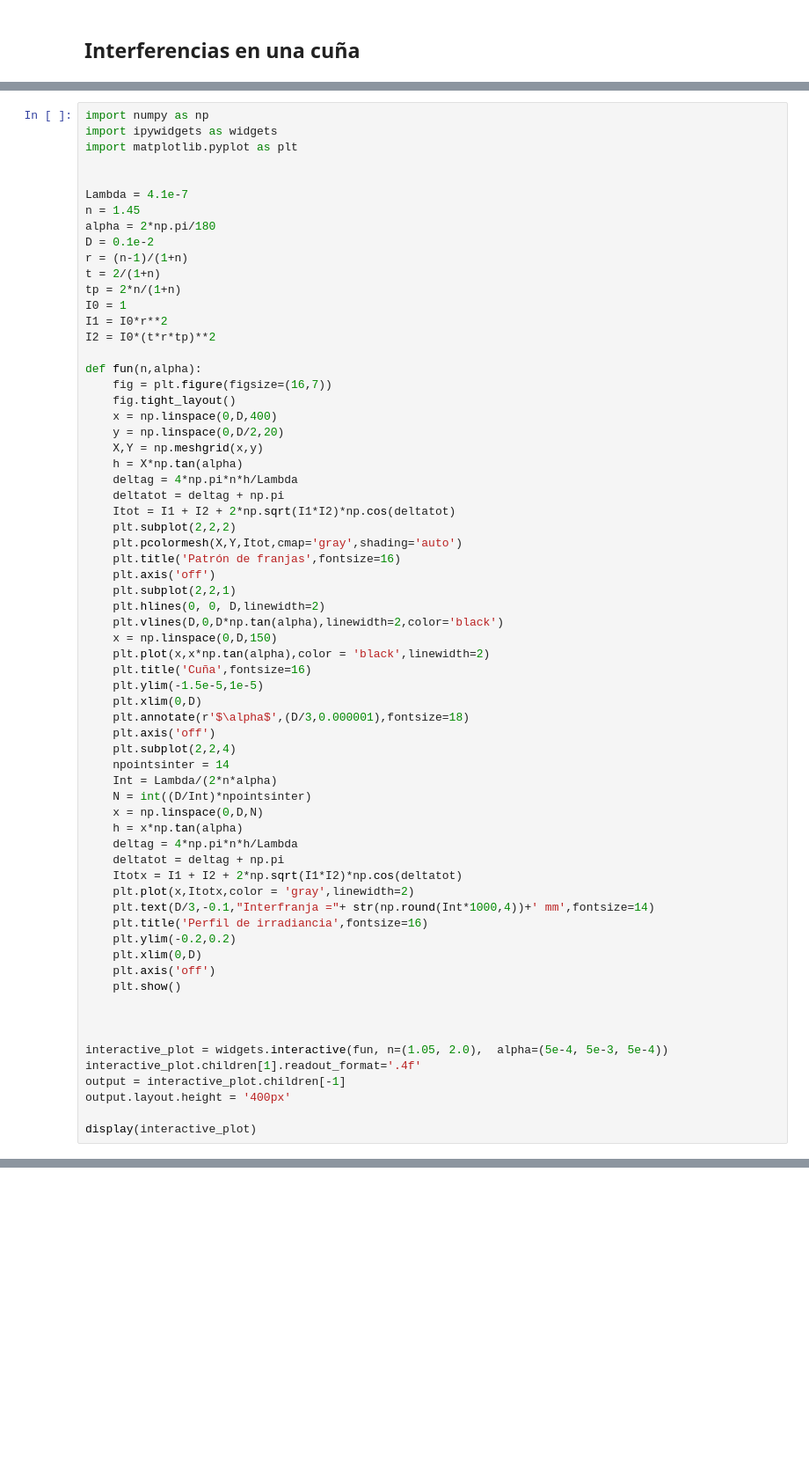
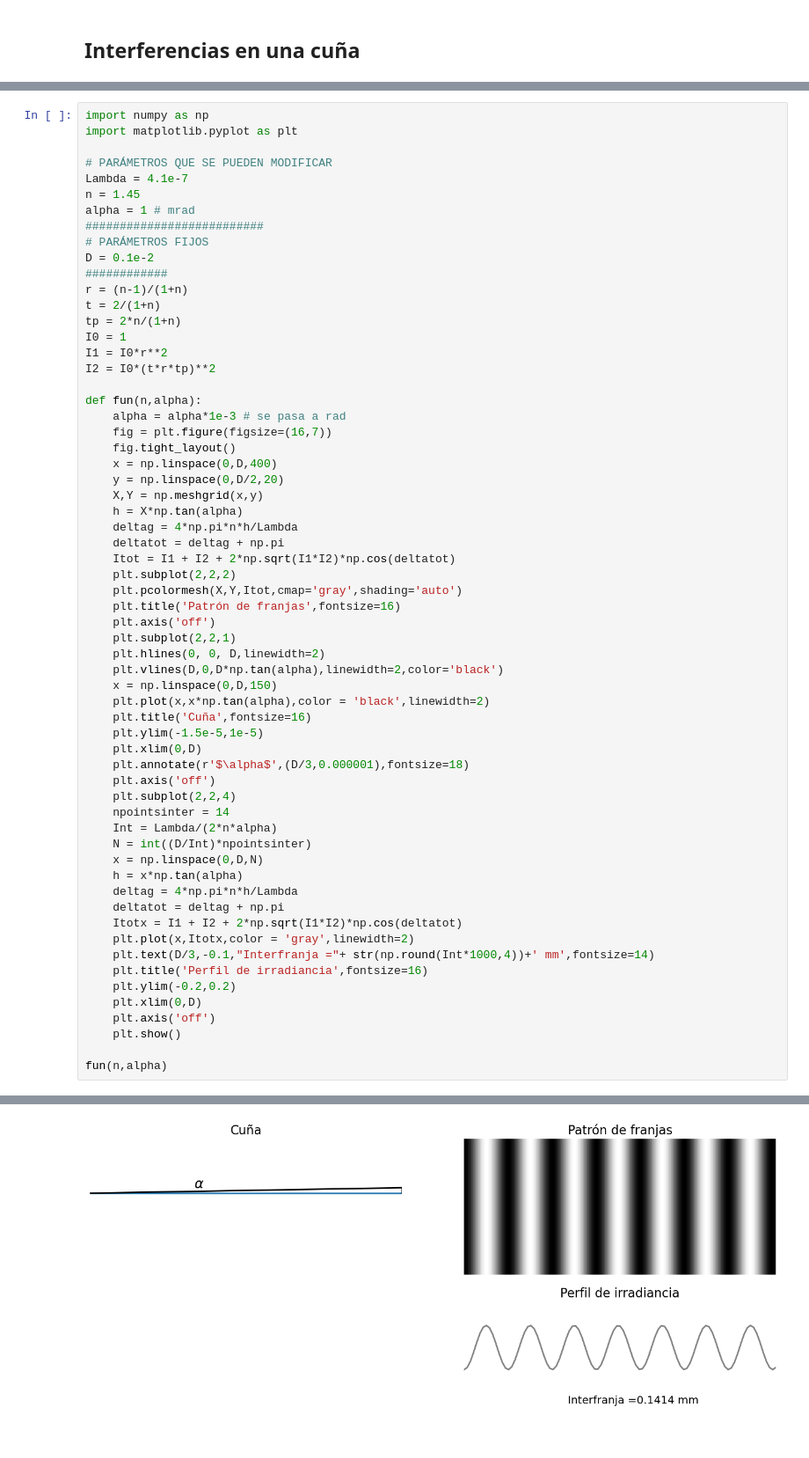
Before and after one commit to ecabreragranado/LibroOFII, a Jupyter notebook: _build/jupyter_execute/FranjasIgualEspesor/FranjasIgualEspesor-1.ipynb, the cells around one changed output, grey strips where cells are left out. Shown at 88% size. Saved outputs shown, nothing was run; the diff lists cells and outputs as text; blank space fills up the shorter version.

```diff
--- a/_build/jupyter_execute/FranjasIgualEspesor/FranjasIgualEspesor-1.ipynb
+++ b/_build/jupyter_execute/FranjasIgualEspesor/FranjasIgualEspesor-1.ipynb
@@ -104,14 +104,16 @@ Como sugerencia,
 * Aparte de modificar los valores de $n$ y $\alpha$ en la siguiente celda, demostrar, a partir de la condición de mínimo para el desfase total, que la diferencia de camino en **los minimos** de interferencias es igual a $m\lambda$ (a diferencia de lo que ocurría en el Experimento de Young, donde este valor de la diferencia de camino ocurría en los máximos de interferencia. Este cambio ocurre por la presencia del desfase de $\pi$ adicional debido a las reflexiones).
 # %%
 import numpy as np
-import ipywidgets as widgets
 import matplotlib.pyplot as plt
 
-
+# PARÁMETROS QUE SE PUEDEN MODIFICAR
 Lambda = 4.1e-7
 n = 1.45
-alpha = 2*np.pi/180
+alpha = 1 # mrad
+##########################
+# PARÁMETROS FIJOS
 D = 0.1e-2
+############
 r = (n-1)/(1+n)
 t = 2/(1+n)
 tp = 2*n/(1+n)
@@ -120,6 +122,7 @@ I1 = I0*r**2
 I2 = I0*(t*r*tp)**2
 
 def fun(n,alpha):
+    alpha = alpha*1e-3 # se pasa a rad
     fig = plt.figure(figsize=(16,7))
     fig.tight_layout()
     x = np.linspace(0,D,400)
@@ -160,12 +163,5 @@ def fun(n,alpha):
     plt.axis('off')
     plt.show()
 
-
-
-interactive_plot = widgets.interactive(fun, n=(1.05, 2.0),  alpha=(5e-4, 5e-3, 5e-4))
-interactive_plot.children[1].readout_format='.4f'
-output = interactive_plot.children[-1]
-output.layout.height = '400px'
-
-display(interactive_plot)
+fun(n,alpha)
 # %% [output]
@@ -173,3 +168,4 @@ interactive(children=(FloatSlider(value=1.525, description='n', max=2.0, min=1.0
+[figure, added]
 # %% [markdown]
 ### Efecto de una longitud de coherencia $l_c$ finita (fuente cuasimonocromática)
 
```
Also changed, not shown: parts of 3 cells of this notebook, 6 other files.
